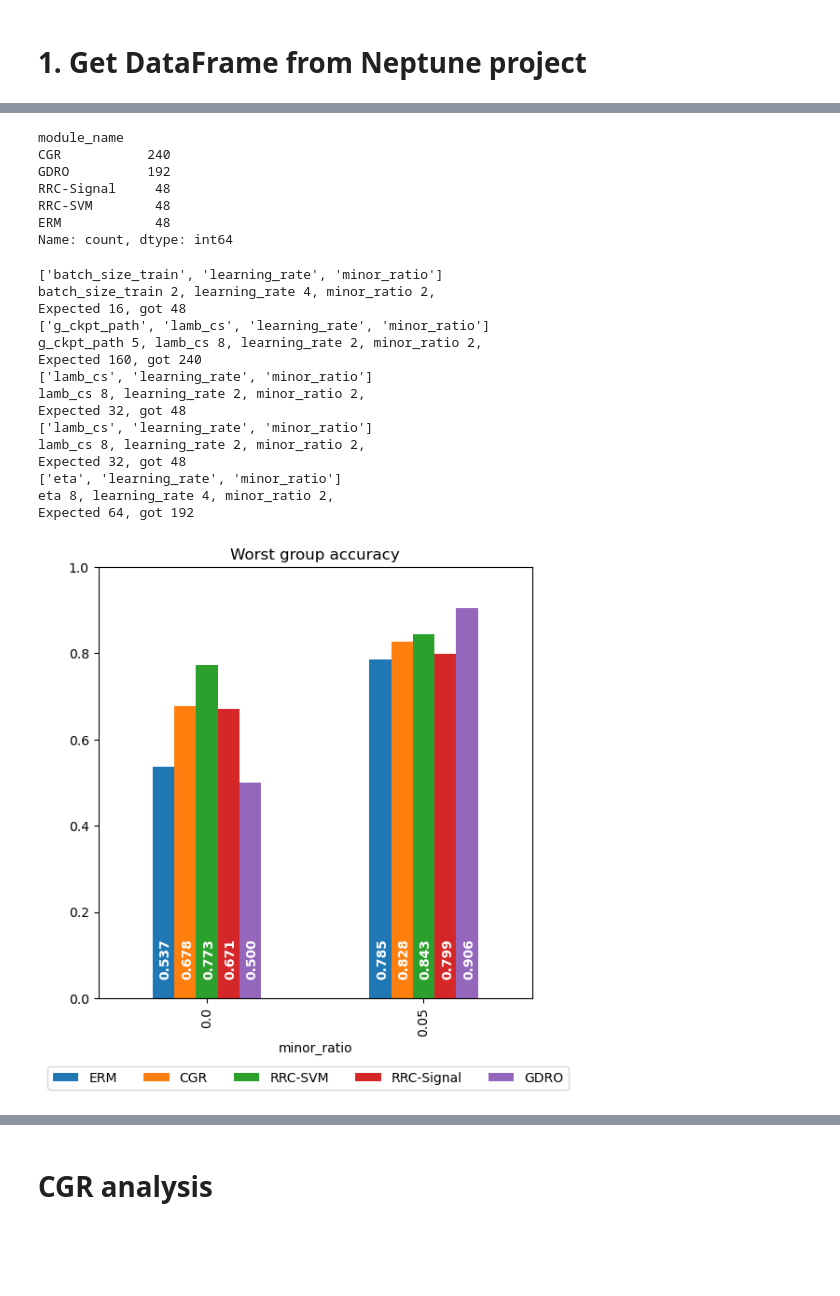
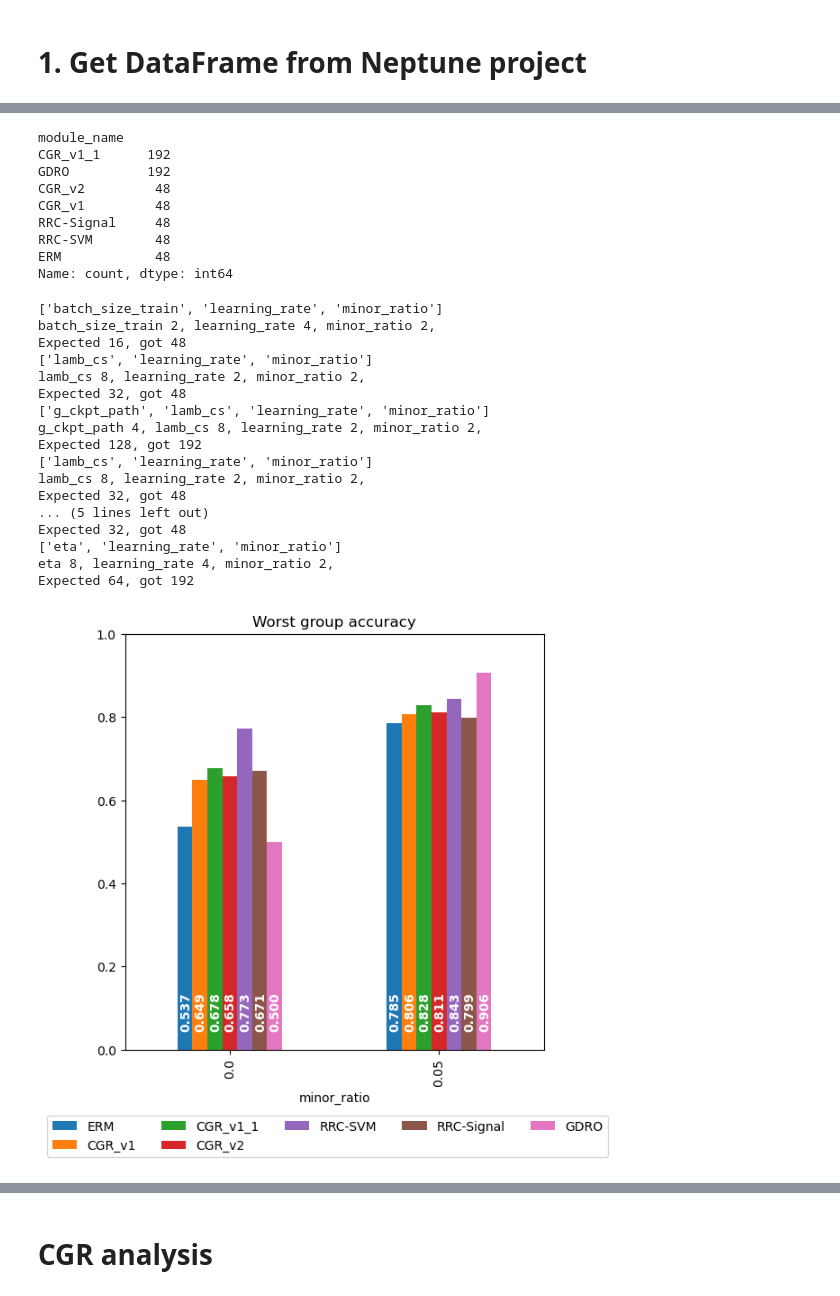
Before and after one commit to joshua840/ConceptualSensitivityRegularization, a Jupyter notebook: notebooks/results_viewer/Waterbirds_summary.ipynb, the cells around one changed output, grey strips where cells are left out. Cells and saved outputs as stored; diff of their text form; code cells hidden in the pictures; blank space fills up the shorter version.

```diff
--- a/notebooks/results_viewer/Waterbirds_summary.ipynb
+++ b/notebooks/results_viewer/Waterbirds_summary.ipynb
@@ -11,6 +11,17 @@ from csr.module.utils.notebookutils import NeptuneViewer
 pd.options.display.float_format = '{:,.4f}'.format
 # %% [markdown]
 # 1. Get DataFrame from Neptune project
+# %%
+mapping = {
+    'catdog_concepts_convnext_t_signal': 'RRC-SVM',
+    'catdog_concepts_convnext_t_svm': 'RRC-Signal',
+    'TEM-578': 'CGR_v1',
+    'TEM-645': 'CGR_v1_1',
+    'TEM-646': 'CGR_v1_1',
+    'TEM-647': 'CGR_v1_1',
+    'TEM-648': 'CGR_v1_1',
+    'TEM-654': 'CGR_v2',
+}
 # %%
 project_name = '240411WaterBirds'
 df = NeptuneViewer.get_neptune_dataframe('smoothAttributionPrior', project_name)
@@ -18,7 +29,7 @@ print('-'*20)
 print(len(df))
 
 cktp_list = df.query('module_name == "CGR"')['g_ckpt_path'].unique()
-for key, module_name in zip(['catdog_concepts_convnext_t_signal', 'catdog_concepts_convnext_t_svm', 'TEM-619'], ['RRC-SVM', 'RRC-Signal', 'CGR']):
+for key, module_name in mapping.items():
     try:
         ckpt = [i for i in cktp_list if key in i][0]
     except:
@@ -37,8 +48,10 @@ Fetching table...: 0 [00:00, ?/s]
 df['module_name'].value_counts()
 # %% [output]
 module_name
-CGR           240
+CGR_v1_1      192
 GDRO          192
+CGR_v2         48
+CGR_v1         48
 RRC-Signal     48
 RRC-SVM        48
 ERM            48
@@ -68,7 +81,7 @@ def sort_and_query(df, sort_by, query):
 def get_wga(df, module_name):
     df_query = df.query('model == "convnext_t" and module_name == @module_name')
 
-    ban_list = ['lr_history', 'data_seed', 'model_path', 'lr_history1']
+    ban_list = ['lr_history', 'data_seed', 'model_path', 'lr_history1', 'data_dir']
     var_list = (df_query.nunique() >= 2) & (df_query.nunique() <= 10)
     var_list = [i for i in df.columns[var_list] if 'acc' not in i and i not in ban_list]
 
@@ -87,56 +100,58 @@ def get_wga(df, module_name):
     test_acc_mean = get_mean_with_given_index(df_query, var_list, 'test_acc', idx)
     test_acc_std = get_std_with_given_index(df_query, var_list, 'test_acc', idx)
 
-    return idx, best_mean, best_std, test_acc_mean, test_acc_std
+    return best_mean, best_std, test_acc_mean, test_acc_std
 # %%
-module_list = ['ERM', 'CGR', 'RRC-SVM', 'RRC-Signal', 'GDRO']
+module_list = ['ERM', 'CGR_v1', 'CGR_v1_1', 'CGR_v2', 'RRC-SVM', 'RRC-Signal', 'GDRO']
 
 # get best_mean std and plot
-best_idx_list = []
 best_mean_list = []
 best_std_list = []
 test_mean_list = []
 test_std_list = []
 for module_name in module_list:
     best_idx, best_mean, best_std, test_acc_mean, test_acc_std = get_wga(df, module_name)
-    best_idx_list.append(best_idx)
     best_mean_list.append(best_mean)
     best_std_list.append(best_std)
     test_mean_list.append(test_acc_mean)
     test_std_list.append(test_acc_std)
 
 fig, ax = plt.subplots(1,1, figsize=(6,6))
 
 best_model_mean = pd.concat(best_mean_list, axis=1)
 best_model_mean.columns = module_list
 
 # plot best model mean
 bars = best_model_mean.plot(kind='bar', yerr=pd.concat(best_std_list, axis=1), ax=ax, capsize=5, legend=False, ylim=(0, 1))
 fig.legend(loc='upper center', bbox_to_anchor=(0.5, 0), ncol=5)
 ax.set_title('Worst group accuracy')
 
 for i, vs in enumerate(best_model_mean.values):
     for j, v in enumerate(vs):
-        ax.text(i - 0.22 + j * 0.1 , 0.05, str(f'{v:.3f}'), color='white', fontweight='bold', rotation=90)
+        ax.text(i - 0.24 + j * (0.5/len(module_list)) , 0.05, str(f'{v:.3f}'), color='white', fontweight='bold', rotation=90)
+
+
 plt.savefig('notebooks/results_viewer/figure/waterbirds_wga.png', bbox_inches='tight')
 plt.show()
 # %% [output]
 ['batch_size_train', 'learning_rate', 'minor_ratio']
 batch_size_train 2, learning_rate 4, minor_ratio 2,
 Expected 16, got 48
-['g_ckpt_path', 'lamb_cs', 'learning_rate', 'minor_ratio']
-g_ckpt_path 5, lamb_cs 8, learning_rate 2, minor_ratio 2,
-Expected 160, got 240
 ['lamb_cs', 'learning_rate', 'minor_ratio']
 lamb_cs 8, learning_rate 2, minor_ratio 2,
 Expected 32, got 48
+['g_ckpt_path', 'lamb_cs', 'learning_rate', 'minor_ratio']
+g_ckpt_path 4, lamb_cs 8, learning_rate 2, minor_ratio 2,
+Expected 128, got 192
 ['lamb_cs', 'learning_rate', 'minor_ratio']
 lamb_cs 8, learning_rate 2, minor_ratio 2,
+Expected 32, got 48
+... (5 lines left out)
 Expected 32, got 48
 ['eta', 'learning_rate', 'minor_ratio']
 eta 8, learning_rate 4, minor_ratio 2,
 Expected 64, got 192
-[figure, old version]
+[figure, new version]
 # %%
 fig, ax = plt.subplots(1,1, figsize=(6,6))
 
```
Also changed, not shown: parts of 15 cells of this notebook, 23 other files.
